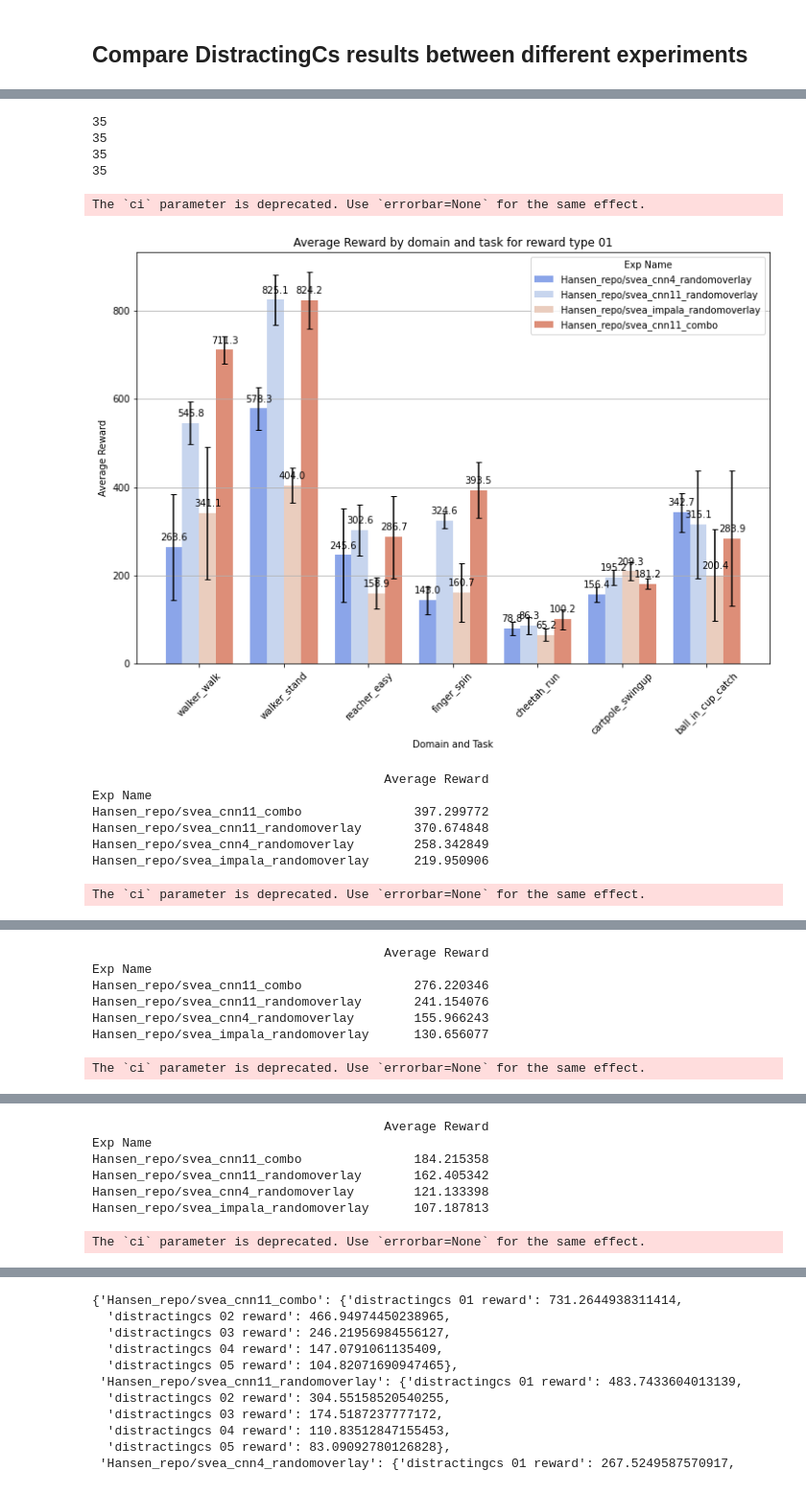
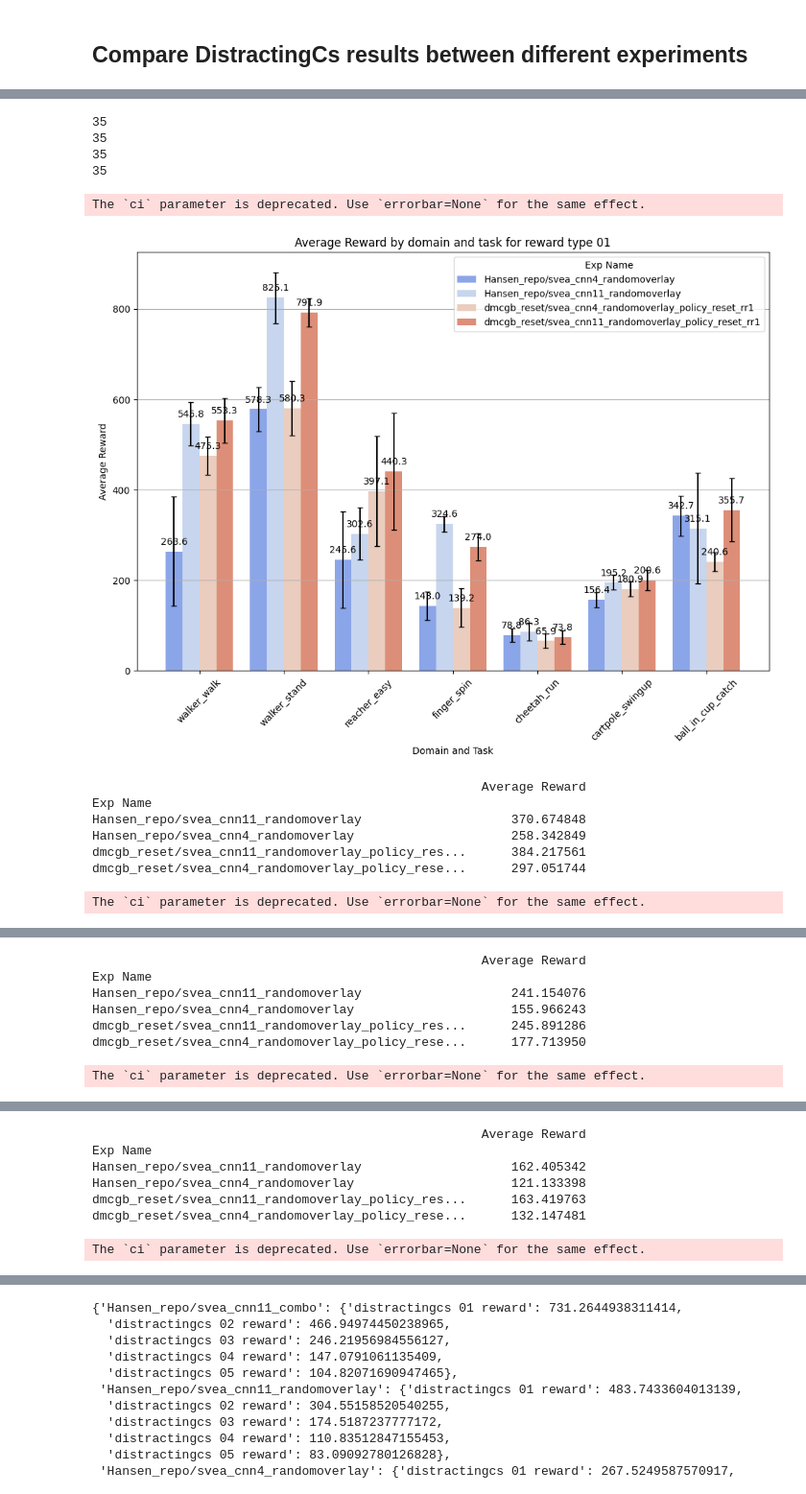
Before and after one commit to godnpeter/dmcontrol-generalization-benchmark, a Jupyter notebook: visualize_distractingcs_plots.ipynb, the cells around one changed output, grey strips where cells are left out. Shown at 96% size. Cells and saved outputs as stored; diff of their text form; code cells hidden in the pictures.

```diff
--- a/visualize_distractingcs_plots.ipynb
+++ b/visualize_distractingcs_plots.ipynb
@@ -544,10 +549,10 @@ def load_data(log_dir, exp_name):
 
 exp_names = ["Hansen_repo/svea_cnn4_randomoverlay",
              "Hansen_repo/svea_cnn11_randomoverlay",
-             "Hansen_repo/svea_impala_randomoverlay",
-             "Hansen_repo/svea_cnn11_combo",
-             # "dmcgb_reset/svea_cnn4_randomoverlay_policy_reset_rr1",
-             # "dmcgb_reset/svea_cnn11_randomoverlay_policy_reset_rr1",
+            #  "Hansen_repo/svea_impala_randomoverlay",
+            #  "Hansen_repo/svea_cnn11_combo",
+             "dmcgb_reset/svea_cnn4_randomoverlay_policy_reset_rr1",
+             "dmcgb_reset/svea_cnn11_randomoverlay_policy_reset_rr1",
              ]
 
 # rl_playground_exp_names = ["svea/svea_cnn11_randomoverlay"]
@@ -659,38 +664,38 @@ for i, patch in enumerate(barplot.patches):
     )
 
     # Adding custom error bars
     barplot.errorbar(
         x=x_value,
         y=y_value,
         yerr=std_dev,
         color='black',
         capsize=3
     )
 
 # Set the title for the aggregated data plot
 plt.title('Aggregated Average Reward by domain and task across all reward types')
 
 # Setting the labels and title
 plt.xlabel('Domain and Task')
 plt.ylabel('Aggregated Average Reward')
 plt.xticks(rotation=45)
 plt.grid(axis='y')
 
 # Show the plot
 plt.show()
 abcd = agg_df.groupby('Exp Name')
 abcd['mean_reward'].mean()
 # %% [output]
 35
 35
 35
 35
 The `ci` parameter is deprecated. Use `errorbar=None` for the same effect.
-[figure, old version]
+[figure, new version]
-                                       Average Reward
+                                                    Average Reward
 Exp Name
-Hansen_repo/svea_cnn11_combo               397.299772
-Hansen_repo/svea_cnn11_randomoverlay       370.674848
-Hansen_repo/svea_cnn4_randomoverlay        258.342849
-Hansen_repo/svea_impala_randomoverlay      219.950906
+Hansen_repo/svea_cnn11_randomoverlay                    370.674848
+Hansen_repo/svea_cnn4_randomoverlay                     258.342849
+dmcgb_reset/svea_cnn11_randomoverlay_policy_res...      384.217561
+dmcgb_reset/svea_cnn4_randomoverlay_policy_rese...      297.051744
 The `ci` parameter is deprecated. Use `errorbar=None` for the same effect.
@@ -698,7 +703,7 @@ The `ci` parameter is deprecated. Use `errorbar=None` for the same effect.
-                                       Average Reward
+                                                    Average Reward
 Exp Name
-Hansen_repo/svea_cnn11_combo               276.220346
-Hansen_repo/svea_cnn11_randomoverlay       241.154076
-Hansen_repo/svea_cnn4_randomoverlay        155.966243
-Hansen_repo/svea_impala_randomoverlay      130.656077
+Hansen_repo/svea_cnn11_randomoverlay                    241.154076
+Hansen_repo/svea_cnn4_randomoverlay                     155.966243
+dmcgb_reset/svea_cnn11_randomoverlay_policy_res...      245.891286
+dmcgb_reset/svea_cnn4_randomoverlay_policy_rese...      177.713950
 The `ci` parameter is deprecated. Use `errorbar=None` for the same effect.
@@ -706,7 +711,7 @@ The `ci` parameter is deprecated. Use `errorbar=None` for the same effect.
-                                       Average Reward
+                                                    Average Reward
 Exp Name
-Hansen_repo/svea_cnn11_combo               184.215358
-Hansen_repo/svea_cnn11_randomoverlay       162.405342
-Hansen_repo/svea_cnn4_randomoverlay        121.133398
-Hansen_repo/svea_impala_randomoverlay      107.187813
+Hansen_repo/svea_cnn11_randomoverlay                    162.405342
+Hansen_repo/svea_cnn4_randomoverlay                     121.133398
+dmcgb_reset/svea_cnn11_randomoverlay_policy_res...      163.419763
+dmcgb_reset/svea_cnn4_randomoverlay_policy_rese...      132.147481
 The `ci` parameter is deprecated. Use `errorbar=None` for the same effect.
```
Also changed, not shown: parts of 5 cells of this notebook, 6 other files.
